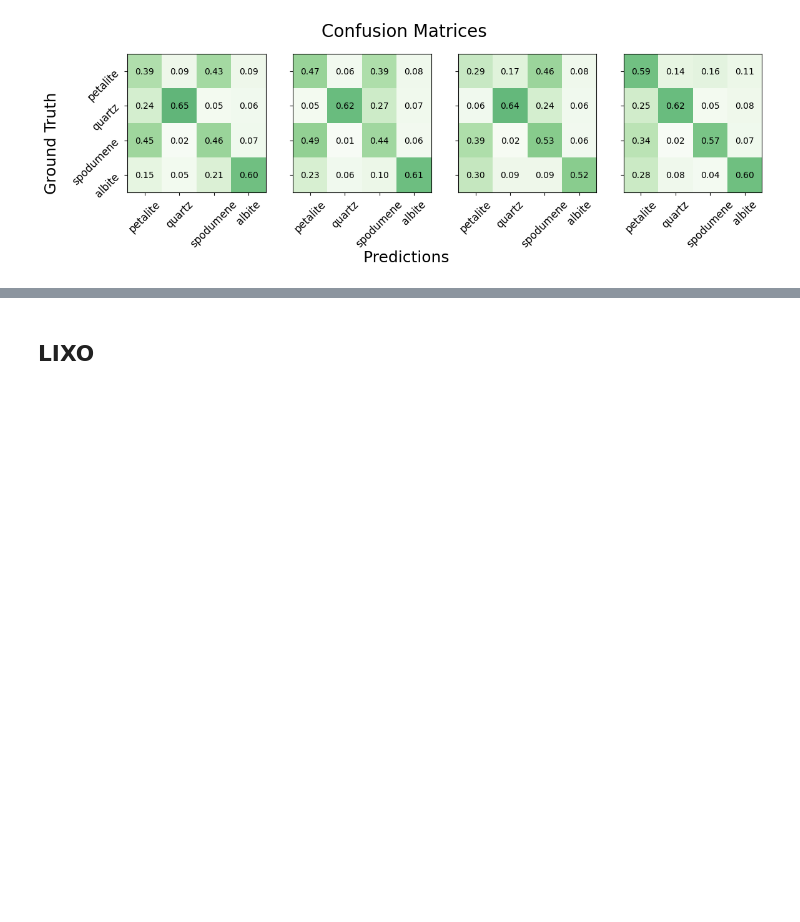
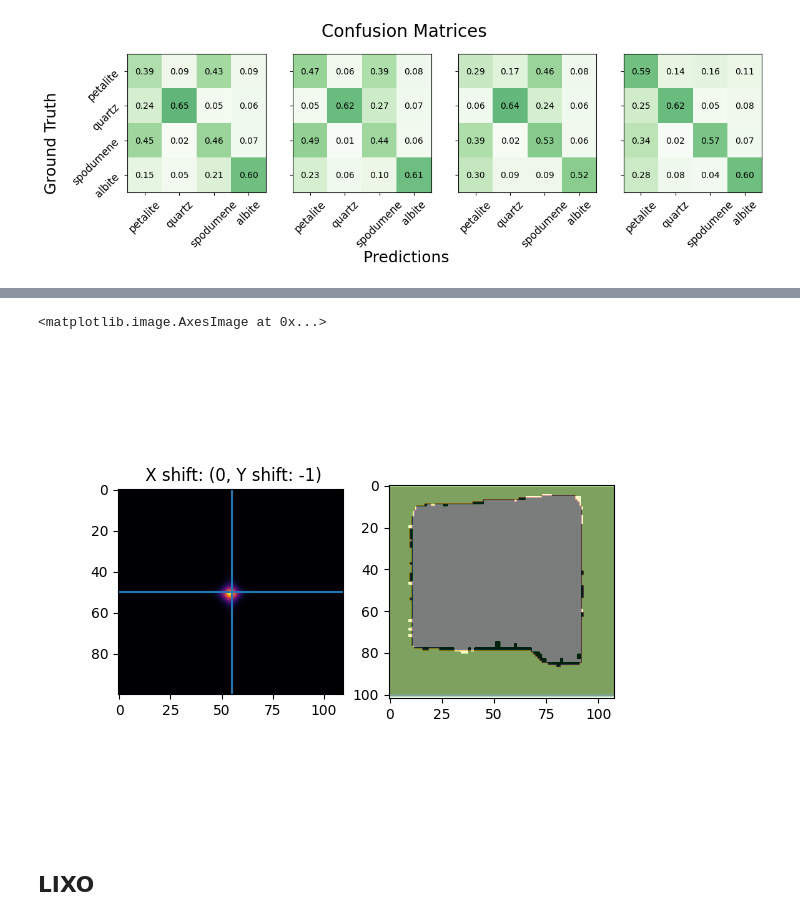
Before and after one commit to tomasjmlopes/Spectral_repo, a Jupyter notebook: Multiple Exposure/hdr_article_libsVraman_rock2scale.ipynb, the cells around one changed output, grey strips where cells are left out. Saved outputs shown, nothing was run; the diff lists cells and outputs as text; code cells hidden in the pictures; blank space fills up the shorter version.

```diff
--- a/Multiple Exposure/hdr_article_libsVraman_rock2scale.ipynb
+++ b/Multiple Exposure/hdr_article_libsVraman_rock2scale.ipynb
@@ -1036,3 +1169,35 @@ Text(0.5, 1.0, 'LIBS')
+# %%
+from scipy.signal import correlate
+
+w_t = 819.4
+
+im1 = np.array(libs_al, dtype = float)
+im2 = np.array(raman_al, dtype = float)
+
+translation = correlate(im1, im2, mode = 'same')**10
+
+%matplotlib widget
+fig, axs = subplots(1, 2)
+
+cx = scaled_pro.shape[-2]//2
+cy = scaled_pro.shape[-1]//2
+
+shift_x = -(cx - np.where(translation == translation.max())[0][0])
+shift_y = -(cy - np.where(translation == translation.max())[1][0])
+
+ax = axs[0]
+ax.set_title(f' X shift: ({shift_x}, '
+             f'Y shift: {shift_y})')
+ax.imshow(abs(translation), cmap = 'inferno')
+ax.axhline(scaled_pro.shape[-2]//2)
+ax.axvline(scaled_pro.shape[-1]//2)
+
+ax = axs[1]
+ax.imshow(im1, cmap = 'inferno')
+ax.imshow(np.roll(im2, (shift_x, shift_y), axis = (0, 1)), alpha = 0.5, cmap = 'Greens', vmax = 0.2)
+# %% [output]
+<matplotlib.image.AxesImage at 0x...>
+[figure, added]
 # %% [markdown]
 ## LIXO
 # %%
```
Also changed, not shown: parts of 5 cells of this notebook.
